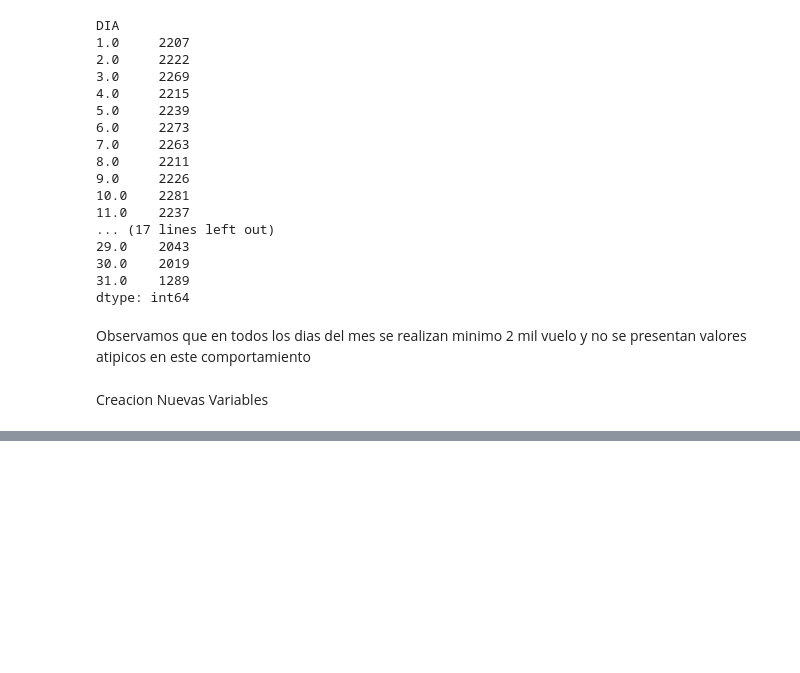
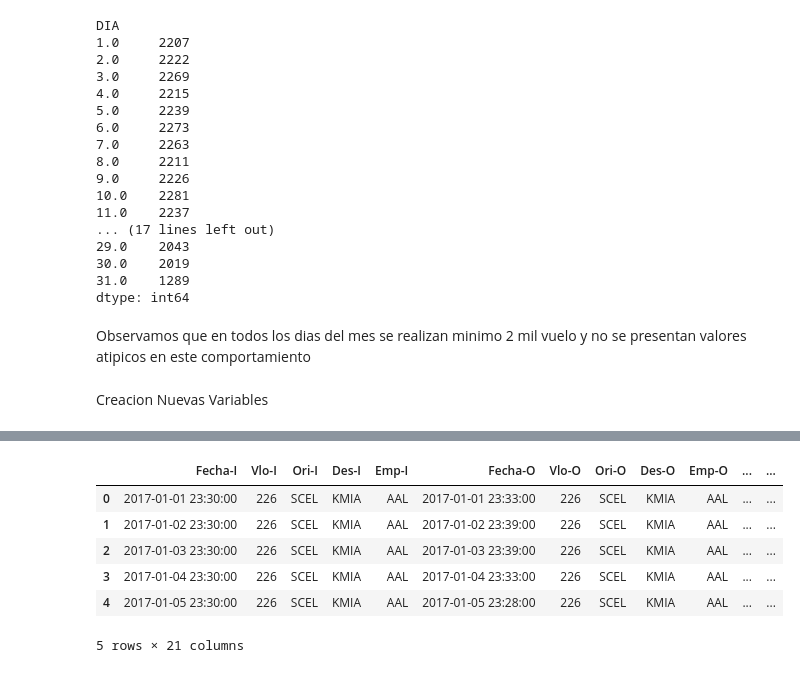
Before and after one commit to Danilo22m/Prueba-LATAM, a Jupyter notebook: solution.ipynb, the cells around one changed output, grey strips where cells are left out. Saved outputs shown, nothing was run; the diff lists cells and outputs as text; code cells hidden in the pictures; blank space fills up the shorter version.

```diff
--- a/solution.ipynb
+++ b/solution.ipynb
@@ -176,0 +200,10 @@ Creacion Nuevas Variables
+# %%
+base.dropna(inplace = True)
+base["Fecha-I"]= base["Fecha-I"].str.split(",",  expand = True)
+# %%
+base["Fecha-I"]= pd.to_datetime(base["Fecha-I"], format='%Y-%m-%d %H:%M')
+base["Fecha-O"]= pd.to_datetime(base["Fecha-O"], format='%Y-%m-%d %H:%M')
+# %%
+
+base["dif_min"]=(base["Fecha-O"]-base["Fecha-I"]).astype('timedelta64[m]')
+base["atraso_15"] = pd.Series(np.where((base['dif_min'] >= 15) , 1, 0))
@@ -176,0 +219,14 @@ Creacion Nuevas Variables
+# %%
+base["temporada_alta"] =  pd.Series(np.where((base['Fecha-I'] >= "2017-12-15") & (base['Fecha-I'] <= "2017-03-03") |\
+                                             (base['Fecha-I'] >= "2017-07-15") & (base['Fecha-I'] <= "2017-07-31") |\
+                                             (base['Fecha-I'] >= "2017-09-11") & (base['Fecha-I'] <= "2017-09-30"), 1, 0))
+# %%
+base.head(5)
+# %% [output]
+|  | Fecha-I | Vlo-I | Ori-I | Des-I | Emp-I | Fecha-O | Vlo-O | Ori-O | Des-O | Emp-O | ... | ... |
+| 0 | 2017-01-01 23:30:00 | 226 | SCEL | KMIA | AAL | 2017-01-01 23:33:00 | 226 | SCEL | KMIA | AAL | ... | ... |
+| 1 | 2017-01-02 23:30:00 | 226 | SCEL | KMIA | AAL | 2017-01-02 23:39:00 | 226 | SCEL | KMIA | AAL | ... | ... |
+| 2 | 2017-01-03 23:30:00 | 226 | SCEL | KMIA | AAL | 2017-01-03 23:39:00 | 226 | SCEL | KMIA | AAL | ... | ... |
+| 3 | 2017-01-04 23:30:00 | 226 | SCEL | KMIA | AAL | 2017-01-04 23:33:00 | 226 | SCEL | KMIA | AAL | ... | ... |
+| 4 | 2017-01-05 23:30:00 | 226 | SCEL | KMIA | AAL | 2017-01-05 23:28:00 | 226 | SCEL | KMIA | AAL | ... | ... |
+5 rows × 21 columns
```
Also changed, not shown: parts of 5 cells of this notebook.
